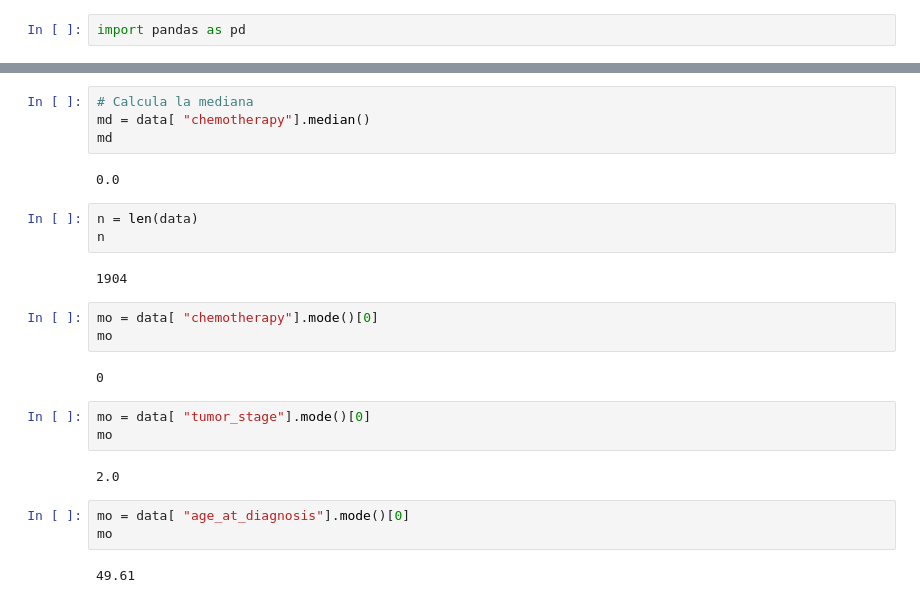
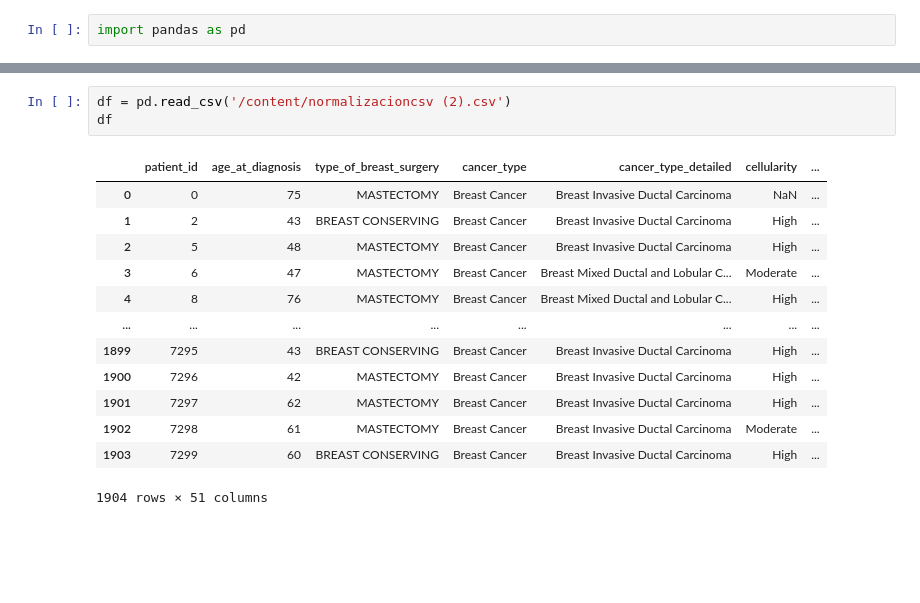
Before and after one commit to yxrellx/Biblioteca, a Jupyter notebook: Te_damos_la_bienvenida_a_Colaboratory.ipynb, the cells around one changed output, grey strips where cells are left out. Cells and saved outputs as stored; diff of their text form; blank space fills up the shorter version.

```diff
--- a/Te_damos_la_bienvenida_a_Colaboratory.ipynb
+++ b/Te_damos_la_bienvenida_a_Colaboratory.ipynb
@@ -168,26 +5,17 @@ md
-# %%
-# Calcula la mediana
-md = data[ "chemotherapy"].median()
-md
-# %% [output]
-0.0
-# %%
-n = len(data)
-n
-# %% [output]
-1904
-# %%
-mo = data[ "chemotherapy"].mode()[0]
-mo
-# %% [output]
-0
-# %%
-mo = data[ "tumor_stage"].mode()[0]
-mo
-# %% [output]
-2.0
-# %%
-mo = data[ "age_at_diagnosis"].mode()[0]
-mo
-# %% [output]
-49.61
+# %%
+df = pd.read_csv('/content/normalizacioncsv (2).csv')
+df
+# %% [output]
+|  | patient_id | age_at_diagnosis | type_of_breast_surgery | cancer_type | cancer_type_detailed | cellularity | ... |
+| 0 | 0 | 75 | MASTECTOMY | Breast Cancer | Breast Invasive Ductal Carcinoma | NaN | ... |
+| 1 | 2 | 43 | BREAST CONSERVING | Breast Cancer | Breast Invasive Ductal Carcinoma | High | ... |
+| 2 | 5 | 48 | MASTECTOMY | Breast Cancer | Breast Invasive Ductal Carcinoma | High | ... |
+| 3 | 6 | 47 | MASTECTOMY | Breast Cancer | Breast Mixed Ductal and Lobular C... | Moderate | ... |
+| 4 | 8 | 76 | MASTECTOMY | Breast Cancer | Breast Mixed Ductal and Lobular C... | High | ... |
+| ... | ... | ... | ... | ... | ... | ... | ... |
+| 1899 | 7295 | 43 | BREAST CONSERVING | Breast Cancer | Breast Invasive Ductal Carcinoma | High | ... |
+| 1900 | 7296 | 42 | MASTECTOMY | Breast Cancer | Breast Invasive Ductal Carcinoma | High | ... |
+| 1901 | 7297 | 62 | MASTECTOMY | Breast Cancer | Breast Invasive Ductal Carcinoma | High | ... |
+| 1902 | 7298 | 61 | MASTECTOMY | Breast Cancer | Breast Invasive Ductal Carcinoma | Moderate | ... |
+| 1903 | 7299 | 60 | BREAST CONSERVING | Breast Cancer | Breast Invasive Ductal Carcinoma | High | ... |
+1904 rows × 51 columns
```
Also changed, not shown: parts of 36 cells of this notebook.
